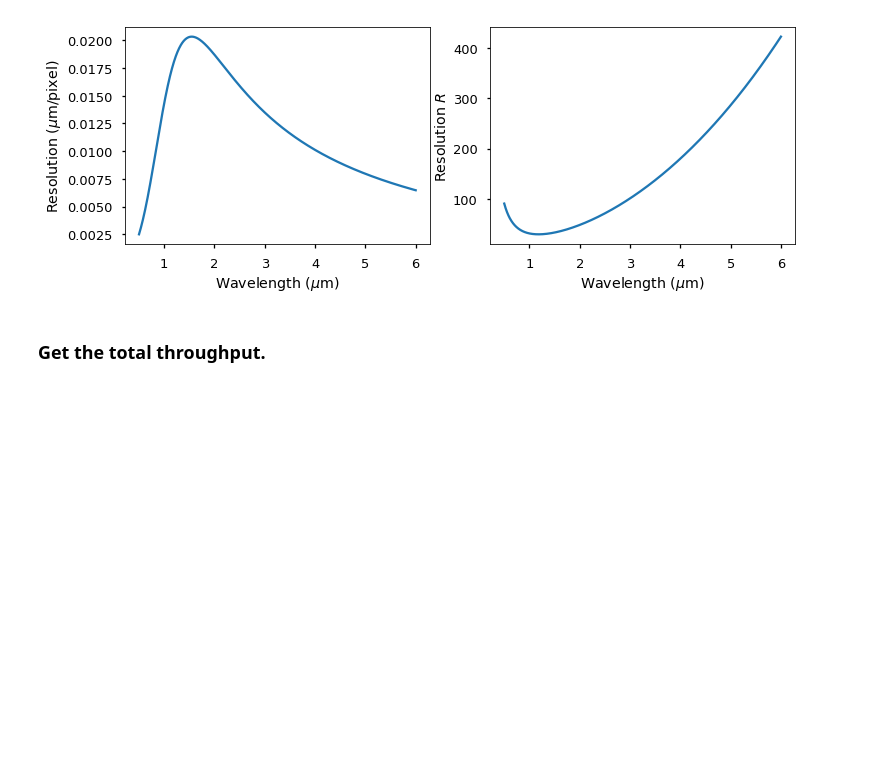
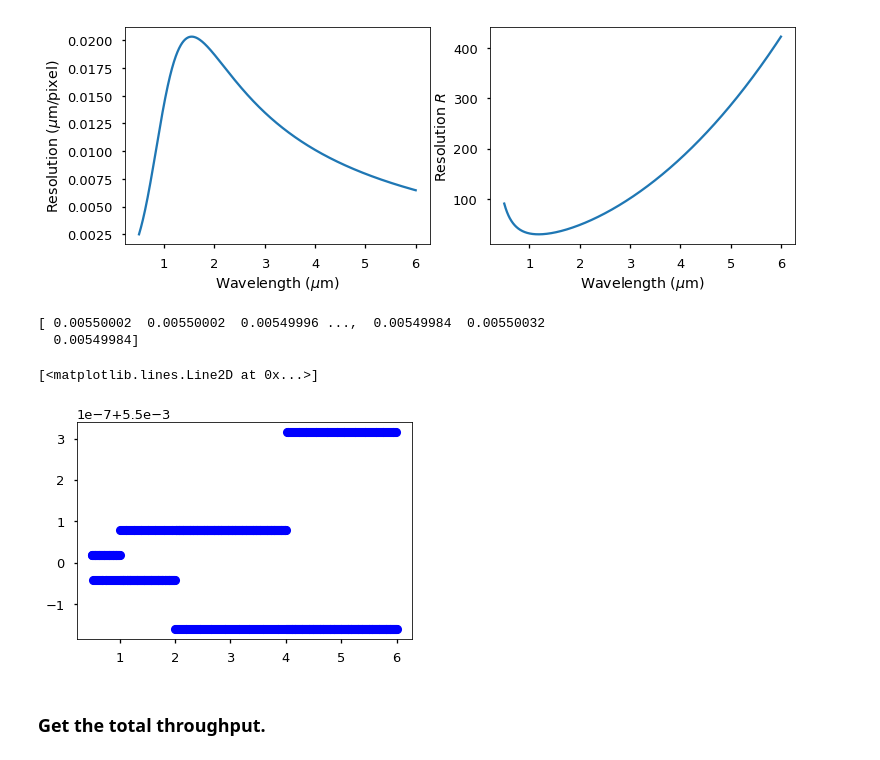
Before and after one commit to moustakas/jwstclusters, a Jupyter notebook: nb/resolution-and-throughput.ipynb, the cells around one changed output. Saved outputs shown, nothing was run; the diff lists cells and outputs as text; code cells hidden in the pictures; blank space fills up the shorter version.

```diff
--- a/nb/resolution-and-throughput.ipynb
+++ b/nb/resolution-and-throughput.ipynb
@@ -22,7 +22,8 @@ pandeia_dir = os.path.join( os.getenv('IM_DATA_DIR'), 'pandeia_data-1.0' )
 # %%
 dispfile = os.path.join(pandeia_dir, 'jwst', 'nirspec', 'dispersion', 'jwst_nirspec_prism_disp.fits')
 print('Reading {}'.format(dispfile))
-disp = Table.read(dispfile)
+disp, hdr = fitsio.read(dispfile, header=True, ext=1, upper=True)
+disp = Table(disp)
 # %% [output]
 Reading /Users/ioannis/research/data/pandeia_data-1.0/jwst/nirspec/dispersion/jwst_nirspec_prism_disp.fits
 # %%
@@ -37,6 +38,16 @@ ax[1].set_ylabel('Resolution $R$')
 # %% [output]
 <matplotlib.text.Text at 0x...>
 [figure]
+# %%
+dw = np.diff(disp['WAVELENGTH'])
+dw = np.hstack( (dw[0], dw) )
+fig, ax = plt.subplots()
+ax.plot(disp['WAVELENGTH'], dw, 'bo')
+# %% [output]
+[ 0.00550002  0.00550002  0.00549996 ...,  0.00549984  0.00550032
+  0.00549984]
+[<matplotlib.lines.Line2D at 0x...>]
+[figure, added]
 # %% [markdown]
 ### Get the total throughput.
 # %%
```
Also changed, not shown: parts of 8 cells of this notebook, 1 other file.
